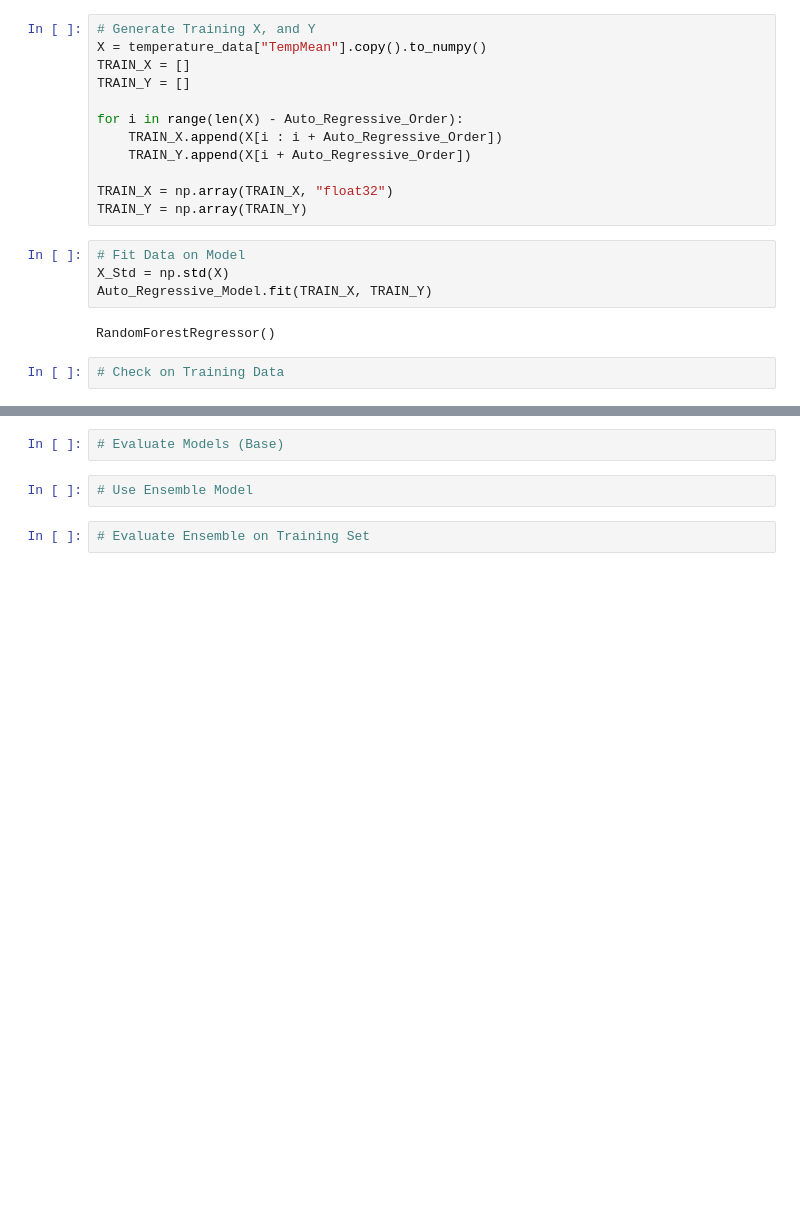
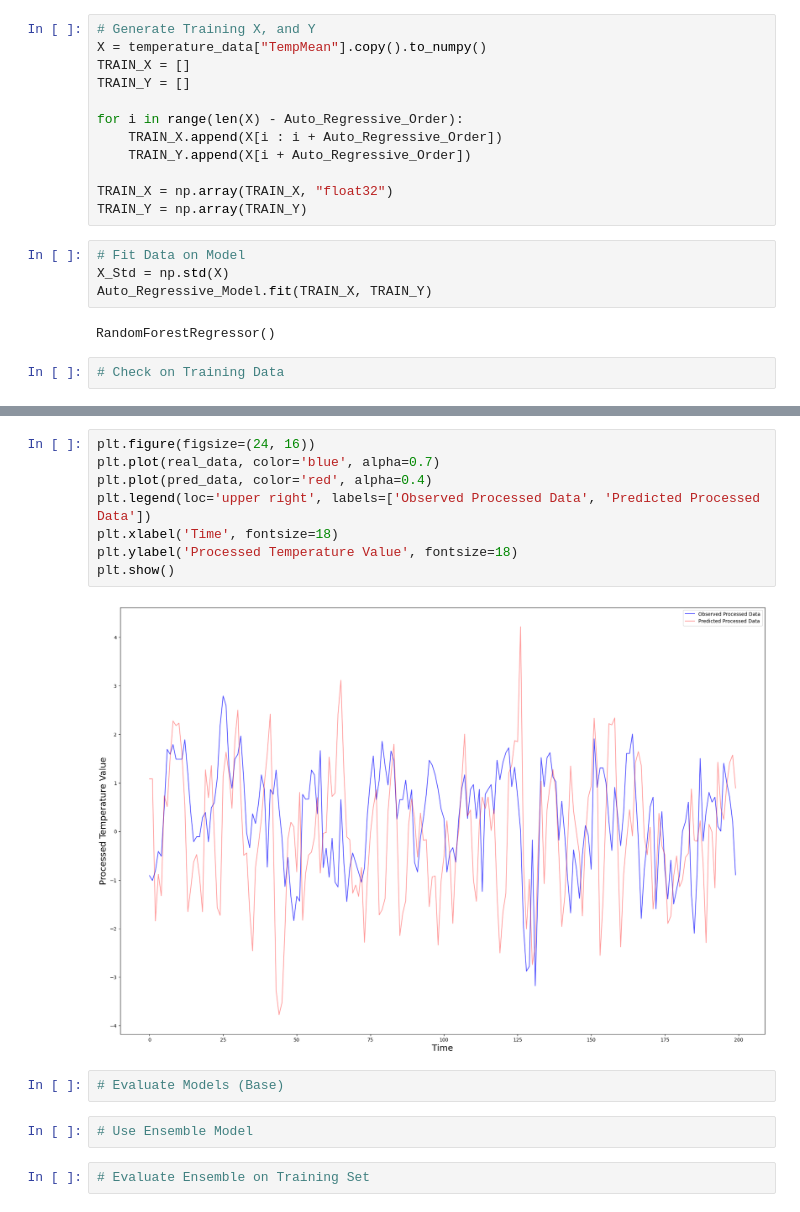
Before and after one commit to alaricespina/Thesis-Repository, a Jupyter notebook: Auto Regressive Ensemble Modelling/Personal AutoRegressive.ipynb, the cells around one changed output, grey strips where cells are left out. Saved outputs shown, nothing was run; the diff lists cells and outputs as text; blank space fills up the shorter version.

```diff
--- a/Auto Regressive Ensemble Modelling/Personal AutoRegressive.ipynb
+++ b/Auto Regressive Ensemble Modelling/Personal AutoRegressive.ipynb
@@ -227,3 +263,13 @@ testing_temperature_data
+# %%
+plt.figure(figsize=(24, 16))
+plt.plot(real_data, color='blue', alpha=0.7)
+plt.plot(pred_data, color='red', alpha=0.4)
+plt.legend(loc='upper right', labels=['Observed Processed Data', 'Predicted Processed Data'])
+plt.xlabel('Time', fontsize=18)
+plt.ylabel('Processed Temperature Value', fontsize=18)
+plt.show()
+# %% [output]
+[figure, added]
 # %%
 # Evaluate Models (Base)
 # %%
```
Also changed, not shown: parts of 10 cells of this notebook.
